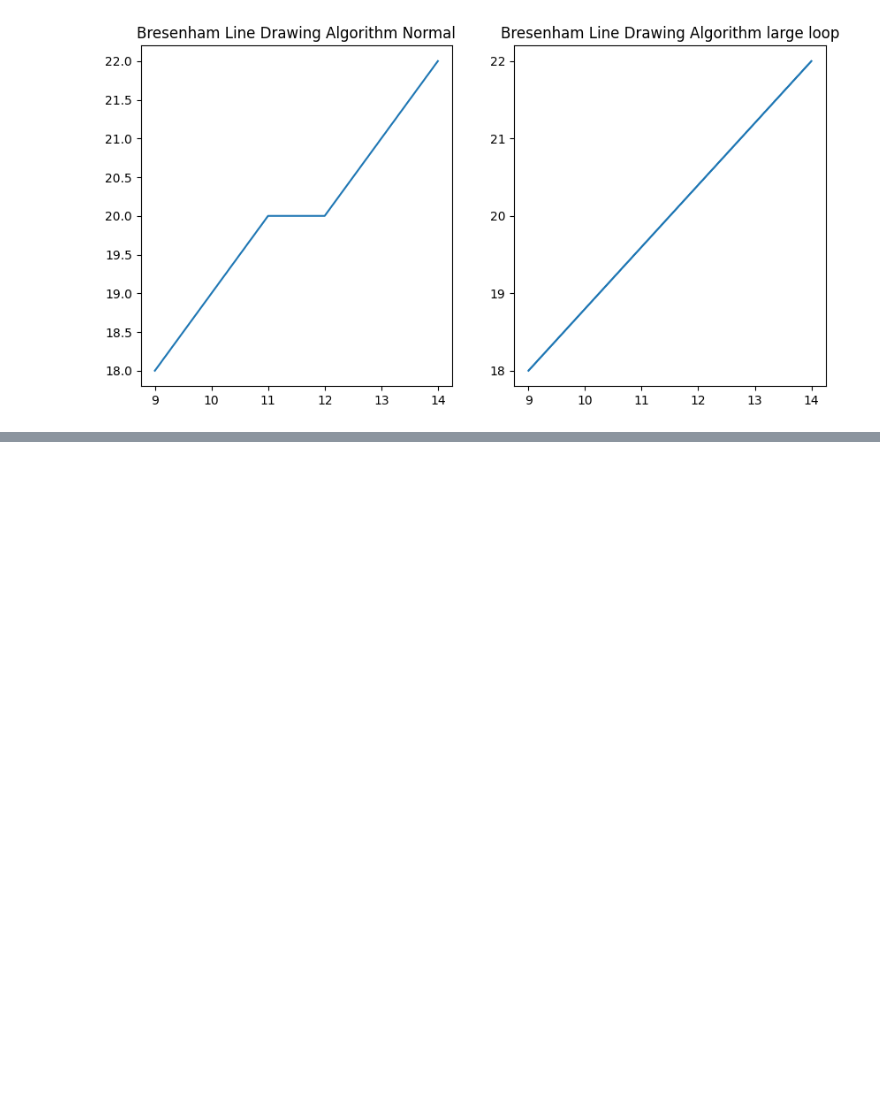
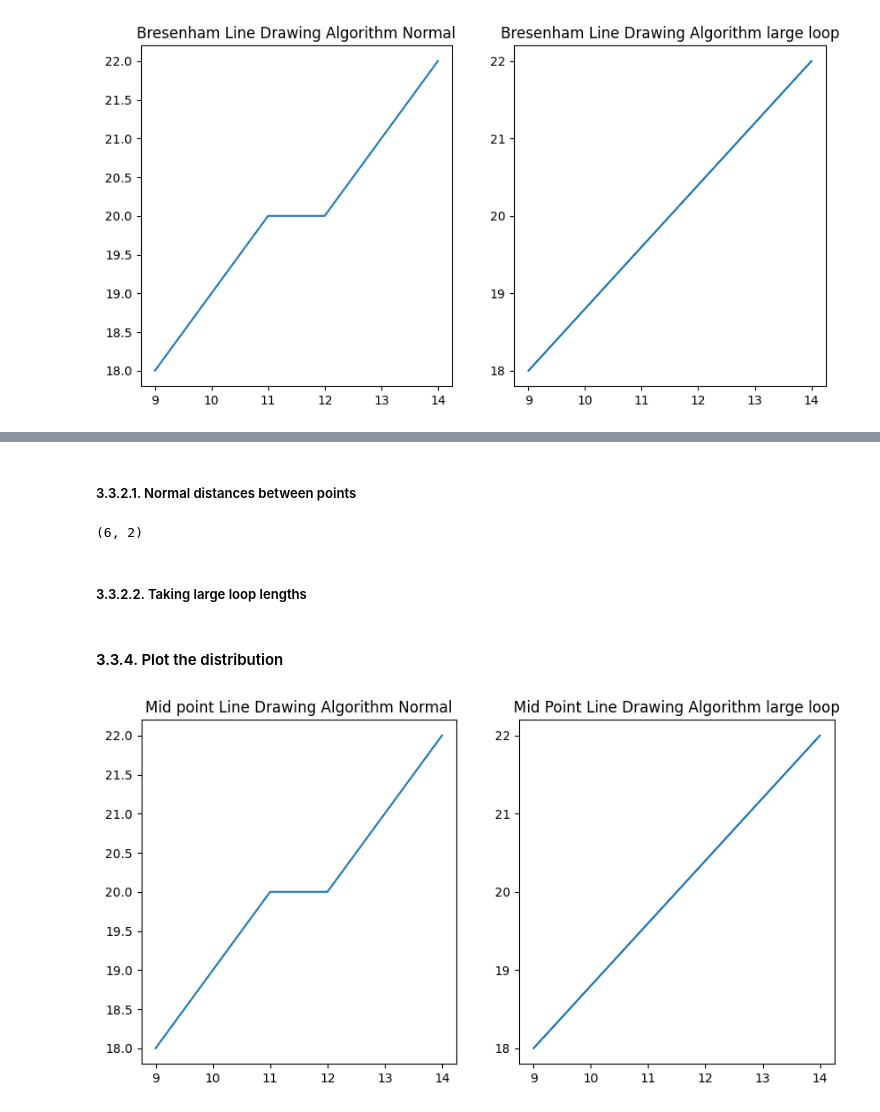
Before and after one commit to HSAkash/Computer-Graphics-42, a Jupyter notebook: 01_Line_Drawing_Algorithm.ipynb, the cells around one changed output, grey strips where cells are left out. Drawn from its saved outputs; the diff is of its cells as text; code cells hidden in the pictures; blank space fills up the shorter version.

Commit message:
add  mid point algorithm

```diff
--- a/01_Line_Drawing_Algorithm.ipynb
+++ b/01_Line_Drawing_Algorithm.ipynb
@@ -201,0 +217,2 @@ plt.show()
+# %%
+points = np.array([[9, 18], [14, 22]])
@@ -201,0 +237,73 @@ plt.show()
+# %% [markdown]
+##### 3.3.2.1. Normal distances between points
+# %%
+dk = 2 * del_y - del_x
+del_d = 2 * (del_y - del_x)
+x = points[0][0]
+y = points[0][1]
+resulted_points = [[x, y]]
+while True:
+    if dk < 0:
+        x = x + 1
+        y = y
+        dk = dk + 2*del_y
+    else:
+        x = x + 1
+        y = y + 1
+        dk = dk + del_d
+    if x > points[1][0] or y > points[1][1]:
+        break
+    resulted_points.append([x, y])
+
+resulted_points = np.array(resulted_points)
+resulted_points.shape
+# %% [output]
+(6, 2)
+# %% [markdown]
+##### 3.3.2.2. Taking large loop lengths
+# %%
+dk = 2 * del_y - del_x
+del_d = 2 * (del_y - del_x)
+x = points[0][0]
+y = points[0][1]
+resulted_points_factor = [[x, y]]
+loop_factor = 2000
+for _ in range(loop_factor):
+    if dk < 0:
+        x = x + 1
+        y = y
+        dk = dk + 2*del_y
+    else:
+        x = x + 1
+        y = y + 1
+        dk = dk + del_d
+    resulted_points_factor.append([x, y])
+
+resulted_points_factor = np.array(resulted_points_factor)
+# %% [markdown]
+#### 3.3.4. Plot the distribution
+# %%
+# initialize the figure
+fig, ax = plt.subplots(nrows=1, ncols=2,figsize=(10,5))
+
+# plot the Normal distance between points
+ax[0].plot(resulted_points[:, 0], resulted_points[:, 1])
+ax[0].set(
+    title = 'Mid point Line Drawing Algorithm Normal',
+)
+
+# plot the large length lines
+xlabels = np.arange(points[:,0].min(), points[:,0].max()+1)
+ylabels = np.arange(points[:,1].min(), points[:,1].max()+1)
+ax[1].plot(resulted_points_factor[:, 0], resulted_points_factor[:, 1])
+ax[1].set(
+    title = 'Mid Point Line Drawing Algorithm large loop',
+    xticks = np.linspace(resulted_points_factor[:, 0].min(), resulted_points_factor[:, 0].max(), xlabels.shape[0]),
+    yticks = np.linspace(resulted_points_factor[:, 1].min(), resulted_points_factor[:, 1].max(), ylabels.shape[0]),
+    xticklabels = xlabels,
+    yticklabels = ylabels
+
+)
+plt.show()
+# %% [output]
+[figure, added]
```
Also changed, not shown: parts of 9 cells of this notebook.
